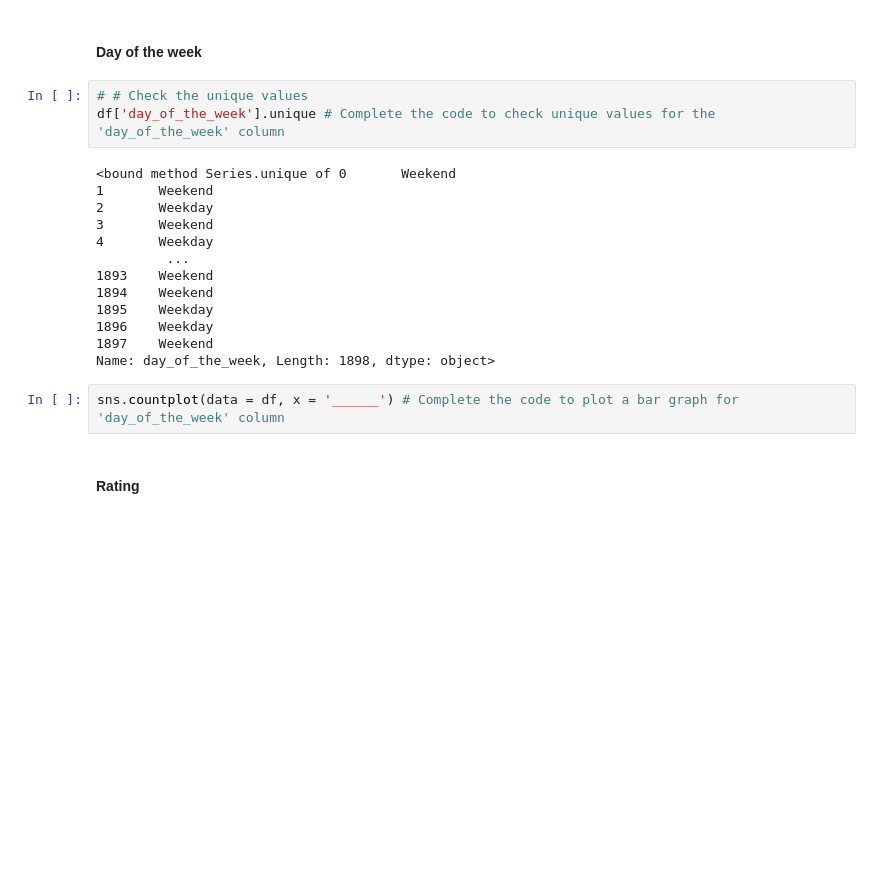
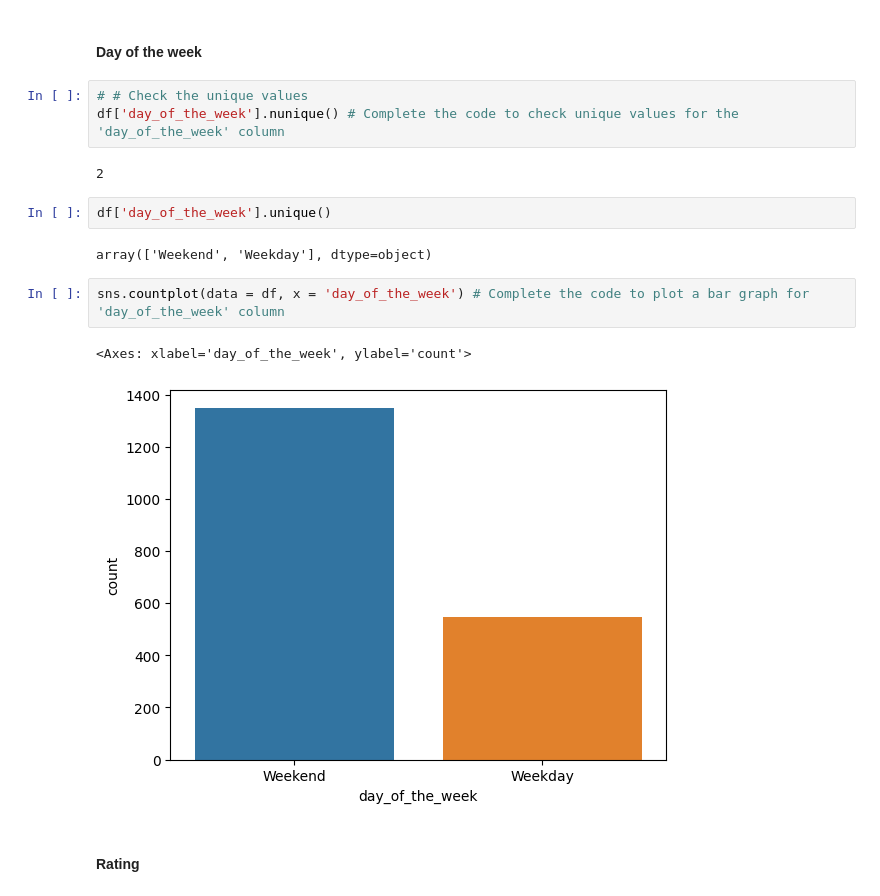
Before and after one commit to HelimaBass/Content_Drive, a Jupyter notebook: FDS_Project_LearnerNotebook_LowCode_MyWork.ipynb, the cells around one changed output. Saved outputs shown, nothing was run; the diff lists cells and outputs as text; blank space fills up the shorter version.

```diff
--- a/FDS_Project_LearnerNotebook_LowCode_MyWork.ipynb
+++ b/FDS_Project_LearnerNotebook_LowCode_MyWork.ipynb
@@ -205,22 +205,18 @@ plt.show()
 #### Day of the week
 # %%
 # # Check the unique values
-df['day_of_the_week'].unique # Complete the code to check unique values for the 'day_of_the_week' column
+df['day_of_the_week'].nunique() # Complete the code to check unique values for the 'day_of_the_week' column
 # %% [output]
-<bound method Series.unique of 0       Weekend
-1       Weekend
-2       Weekday
-3       Weekend
-4       Weekday
-         ...
-1893    Weekend
-1894    Weekend
-1895    Weekday
-1896    Weekday
-1897    Weekend
-Name: day_of_the_week, Length: 1898, dtype: object>
+2
+# %%
+df['day_of_the_week'].unique()
+# %% [output]
+array(['Weekend', 'Weekday'], dtype=object)
 # %%
-sns.countplot(data = df, x = '______') # Complete the code to plot a bar graph for 'day_of_the_week' column
+sns.countplot(data = df, x = 'day_of_the_week') # Complete the code to plot a bar graph for 'day_of_the_week' column
+# %% [output]
+<Axes: xlabel='day_of_the_week', ylabel='count'>
+[figure, added]
 # %% [markdown]
 #### Rating
 # %%
```
